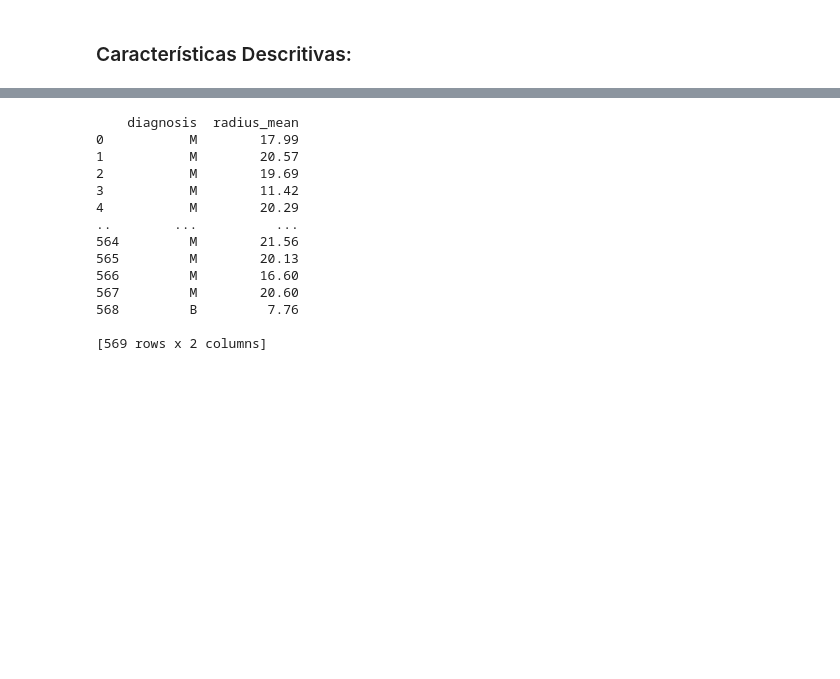
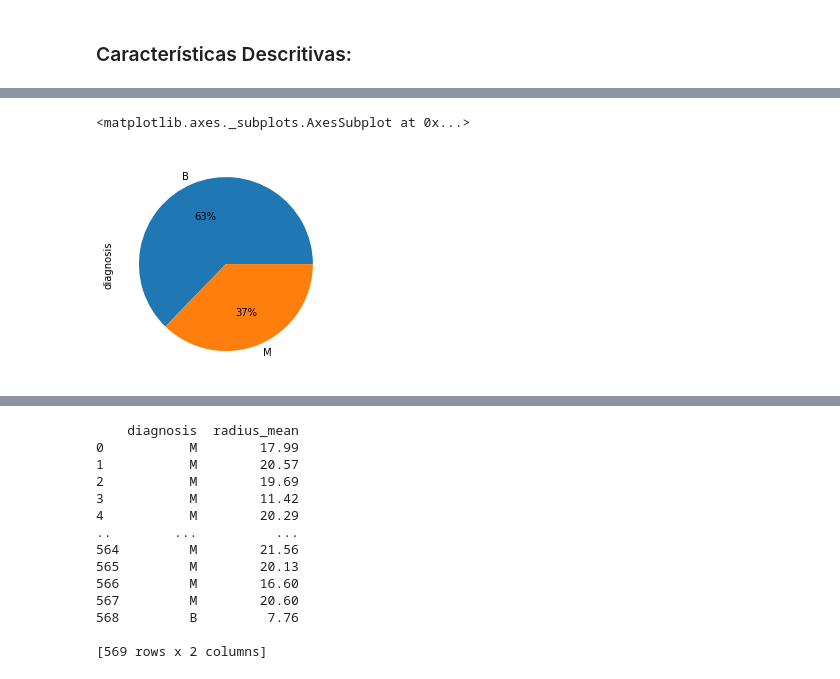
Before and after one commit to Gus-1003/DataScience, a Jupyter notebook: Análise_Dataset_Câncer-de-Mama/Análise_Câncer-de-Mama.ipynb, the cells around one changed output, grey strips where cells are left out. Drawn from its saved outputs; the diff is of its cells as text; code cells hidden in the pictures; blank space fills up the shorter version.

```diff
--- a/Análise_Dataset_Câncer-de-Mama/Análise_Câncer-de-Mama.ipynb
+++ b/Análise_Dataset_Câncer-de-Mama/Análise_Câncer-de-Mama.ipynb
@@ -51,7 +49,7 @@ import matplotlib.pyplot as plt
 # %% [markdown]
 ## Leitura do Dataset:
 # %%
-Diagnostico = pd.read_csv('https://github.com/Gus-1003/Machine_Learning/blob/main/dataset.csv?raw=true')
+Diagnostico = pd.read_csv('https://raw.githubusercontent.com/Gus-1003/DataScience/main/An%C3%A1lise_Dataset_C%C3%A2ncer-de-Mama/dataset.csv')
 # %% [markdown]
 ## Analíse da Tabela:
 # %% [markdown]
@@ -129,0 +137,5 @@ Diagnostico.describe()
+# %%
+Diagnostico['diagnosis'].value_counts().head().plot.pie(autopct='%.0f%%')
+# %% [output]
+<matplotlib.axes._subplots.AxesSubplot at 0x...>
+[figure, added]
```
Also changed, not shown: parts of 8 cells of this notebook.
